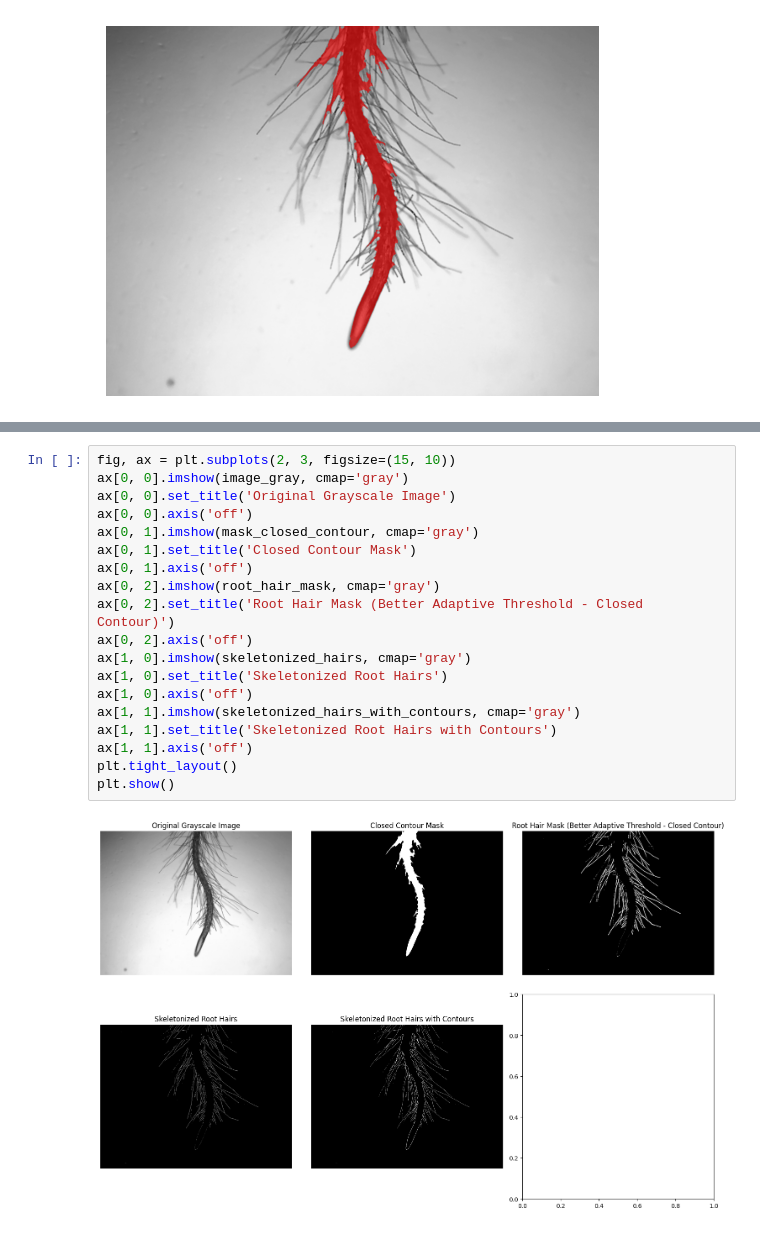
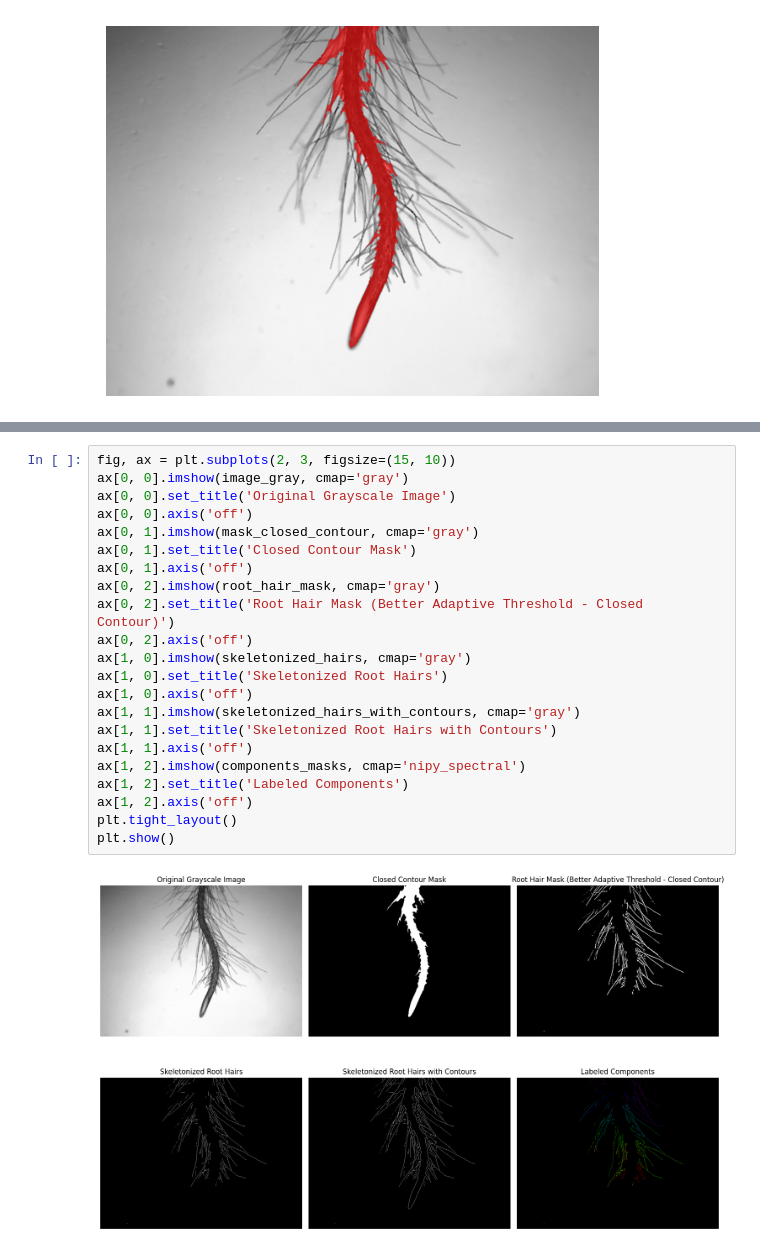
Before and after one commit to AntoAAAAAAAA/Root_Hair_Project, a Jupyter notebook: Root_mask_testing.ipynb, the cells around one changed output, grey strips where cells are left out. Drawn from its saved outputs; the diff is of its cells as text.

```diff
--- a/Root_mask_testing.ipynb
+++ b/Root_mask_testing.ipynb
@@ -192,21 +220,24 @@ Other options Google has recommended:
 # %%
 fig, ax = plt.subplots(2, 3, figsize=(15, 10))
 ax[0, 0].imshow(image_gray, cmap='gray')
 ax[0, 0].set_title('Original Grayscale Image')
 ax[0, 0].axis('off')
 ax[0, 1].imshow(mask_closed_contour, cmap='gray')
 ax[0, 1].set_title('Closed Contour Mask')
 ax[0, 1].axis('off')
 ax[0, 2].imshow(root_hair_mask, cmap='gray')
 ax[0, 2].set_title('Root Hair Mask (Better Adaptive Threshold - Closed Contour)')
 ax[0, 2].axis('off')
 ax[1, 0].imshow(skeletonized_hairs, cmap='gray')
 ax[1, 0].set_title('Skeletonized Root Hairs')
 ax[1, 0].axis('off')
 ax[1, 1].imshow(skeletonized_hairs_with_contours, cmap='gray')
 ax[1, 1].set_title('Skeletonized Root Hairs with Contours')
 ax[1, 1].axis('off')
+ax[1, 2].imshow(components_masks, cmap='nipy_spectral')
+ax[1, 2].set_title('Labeled Components')
+ax[1, 2].axis('off')
 plt.tight_layout()
 plt.show()
 # %% [output]
-[figure, old version]
+[figure, new version]
```
Also changed, not shown: parts of 2 cells of this notebook, 2 other files.
